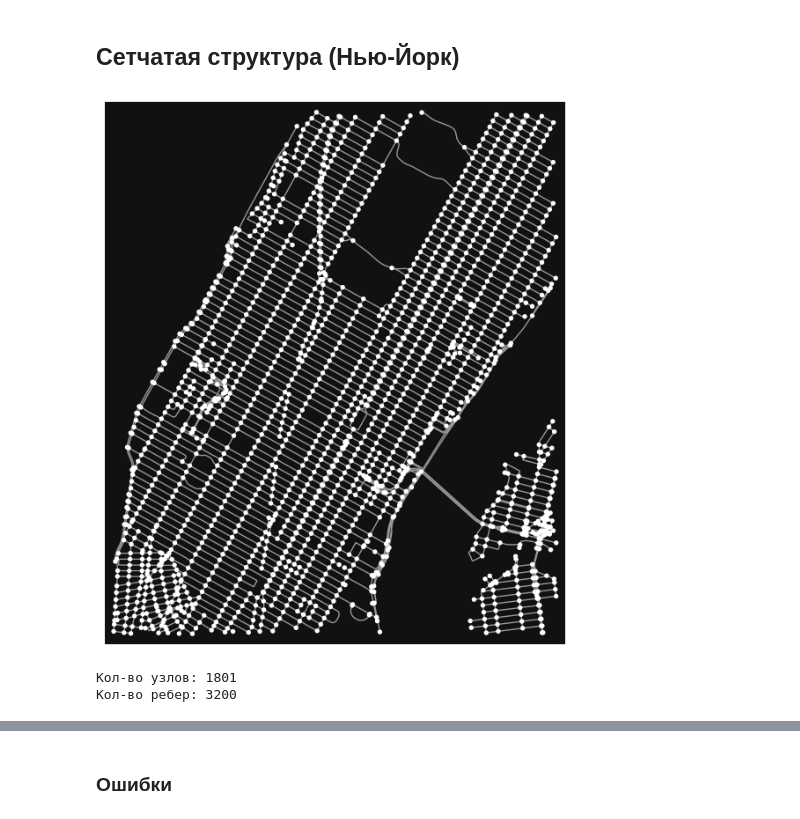
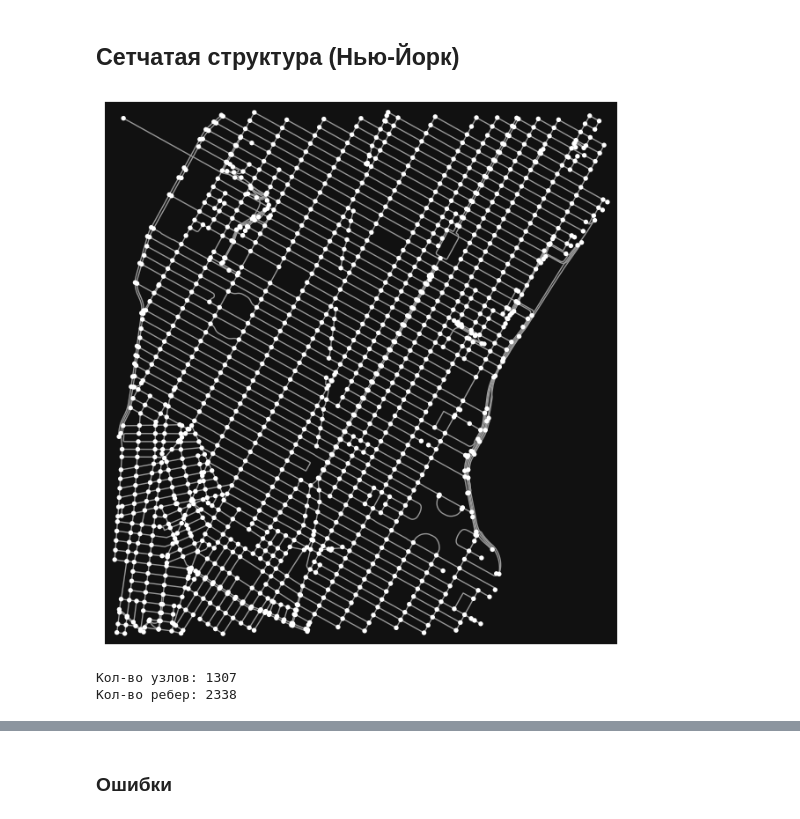
Before and after one commit to Zezezknight/percolation, a Jupyter notebook: Statistical analysis.ipynb, the cells around one changed output, grey strips where cells are left out. Cells and saved outputs as stored; diff of their text form; code cells hidden in the pictures.

Commit message:
fix: new New-York graph

```diff
--- a/Statistical analysis.ipynb
+++ b/Statistical analysis.ipynb
@@ -278,27 +278,35 @@ save_dict_to_pickle(Moscow_attack, "Moscow_attack.pkl")
 # %% [markdown]
 ## Сетчатая структура (Нью-Йорк)
 # %%
-# Координаты центра Манхэттена (район Эмпайр-стейт-билдинг / Таймс-сквер)
-center_point_ny = (40.7580, -73.9855)
+north = 40.7634
+south = 40.7234
+east = -73.9607
+west = -74.0107
 
-# Скачиваем граф в радиусе 3000 метров (3 км)
-G_nyc = ox.graph_from_point(center_point_ny, dist=3000, network_type='drive')
+# Скачиваем граф строго в границах квадрата
+G_nyc = ox.graph_from_bbox((west, south, east, north), network_type='drive')
+
+while True:
+    nodes_to_remove = [n for n, d in G_nyc.degree() if d <= 1]
+    if not nodes_to_remove:
+        break
+    G_nyc.remove_nodes_from(nodes_to_remove)
 
 # Переводим в неориентированный вид и выделяем GCC
 G_un_ny = G_nyc.to_undirected()
 largest_component_ny = max(nx.connected_components(G_un_ny), key=len)
 
 # Создаем финальный граф
 G_nyc = G_un_ny.subgraph(largest_component_ny).copy()
 
 # Визуализация для проверки "сетчатости"
 ox.plot_graph(G_nyc)
 print(f"Кол-во узлов: {len(G_nyc)}")
 print(f"Кол-во ребер: {G_nyc.number_of_edges()}")
 # %% [output]
-[figure, old version]
+[figure, new version]
-Кол-во узлов: 1801
-Кол-во ребер: 3200
+Кол-во узлов: 1307
+Кол-во ребер: 2338
 # %%
 ox.plot_graph(
     G_nyc,
```
Also changed, not shown: parts of 3 cells of this notebook, 10 other files.
